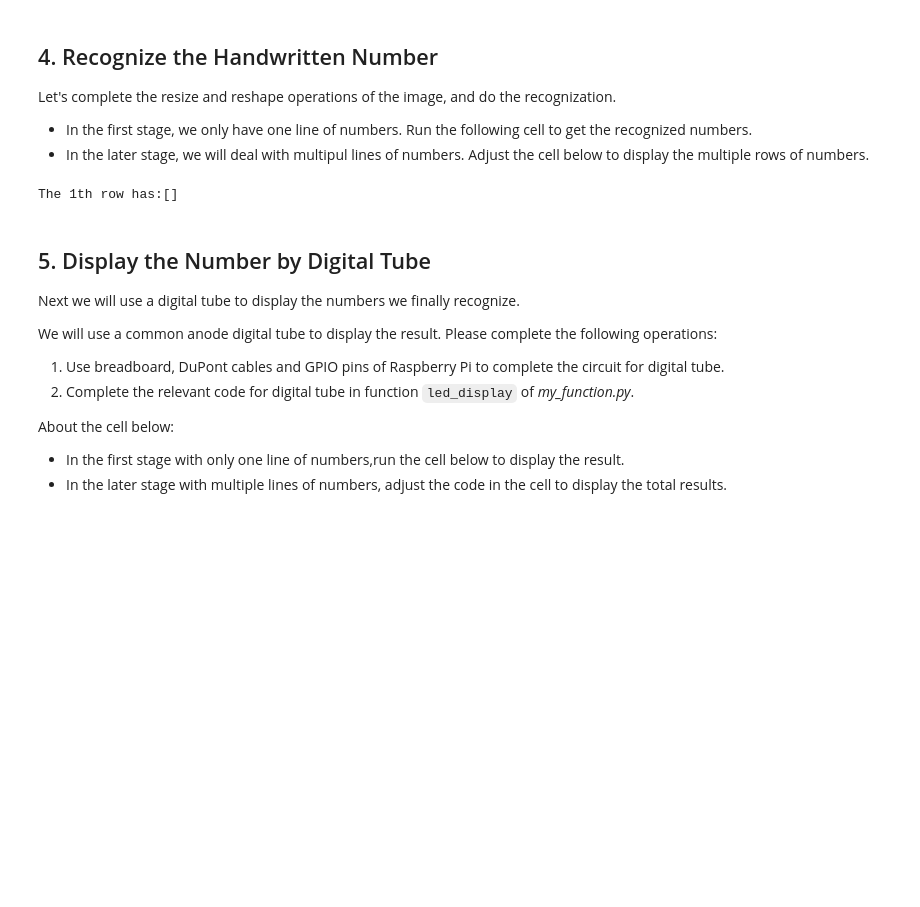
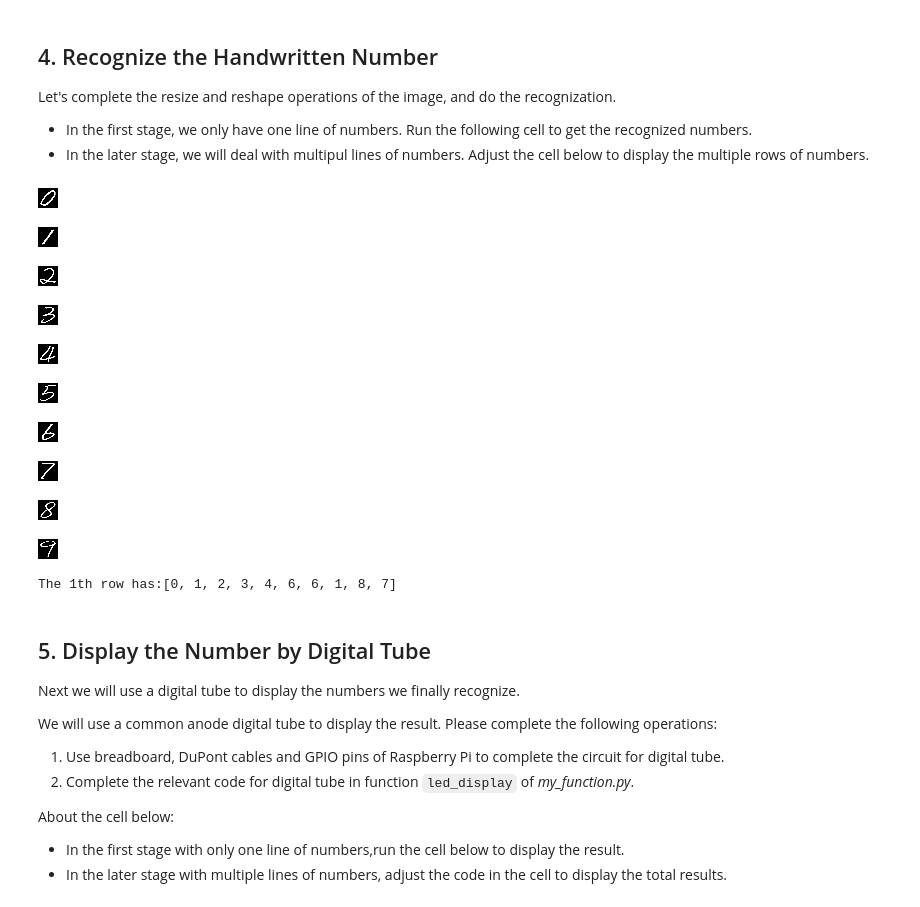
Before and after one commit to zivmax/SI_100B_Project, a Jupyter notebook: ProjectExercise/NumDect_ProcessRealImage.ipynb, the cells around one changed output. Drawn from its saved outputs; the diff is of its cells as text; code cells hidden in the pictures; blank space fills up the shorter version.

```diff
--- a/ProjectExercise/NumDect_ProcessRealImage.ipynb
+++ b/ProjectExercise/NumDect_ProcessRealImage.ipynb
@@ -189,8 +133,8 @@ We need to resize them to a uniform shape.
 Also we should reshape the image to make it consistent with the kNN lib.
 Fill in the two variables
 # %%
-resizeSize = (50,50)
-reShapeSize = (5000,400)
+resizeSize = (20,20)
+reShapeSize = (1,400)
 # %% [markdown]
 ## 4. Recognize the Handwritten Number
 Let's complete the resize and reshape operations of the image, and do the recognization.
@@ -199,16 +143,26 @@ Let's complete the resize and reshape operations of the image, and do the recogn
 # %%
 # resize and reshape the image with single number
 # then recognize the number with knn.findNearest(imgReshape,k=?)
 numberList = []
 for i in range(0,len(imgMonos)):
     imgResize = cv2.resize(imgMonos[i], resizeSize)
     imshow(imgResize)
     imgReshape = imgResize.reshape(reShapeSize).astype(np.float32)
-    _,result,_,_ = knn.findNearest(imgReshape,k=1)
+    _,result,_,_ = knn.findNearest(imgReshape,k=3)
     numberList.append(int(result))
 print("The "+str(1)+"th row has:" + str(numberList))
 # %% [output]
+[figure, added]
+[figure, added]
+[figure, added]
+[figure, added]
+[figure, added]
+[figure, added]
+[figure, added]
+[figure, added]
+[figure, added]
+[figure, added]
-The 1th row has:[]
+The 1th row has:[0, 1, 2, 3, 4, 6, 6, 1, 8, 7]
 # %% [markdown]
 ## 5. Display the Number by Digital Tube
 Next we will use a digital tube to display the numbers we finally recognize.
```
Also changed, not shown: parts of 4 cells of this notebook, 1 other file.
